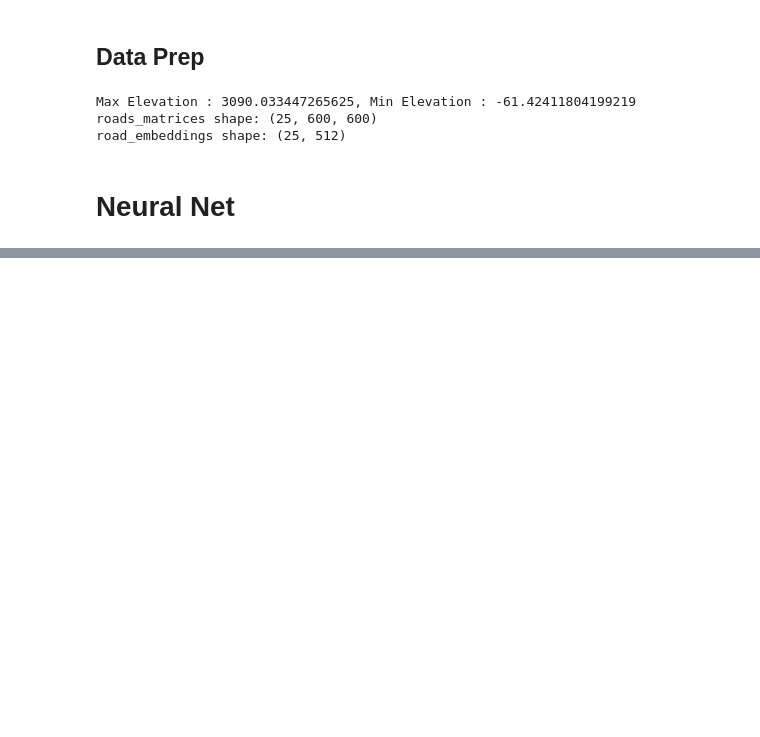
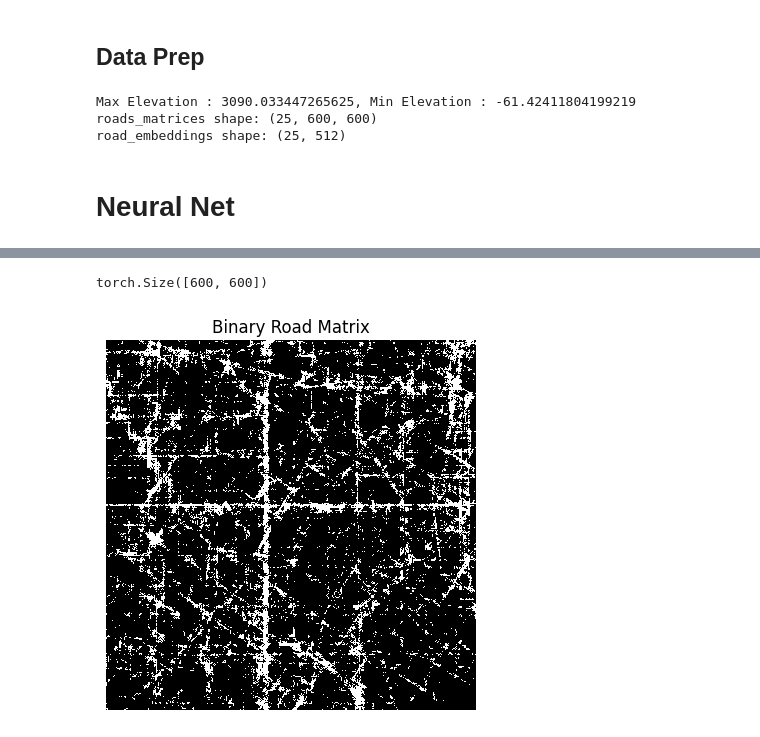
Before and after one commit to partharora1105/Text-To-World-Map, a Jupyter notebook: src/main.ipynb, the cells around one changed output, grey strips where cells are left out. Saved outputs shown, nothing was run; the diff lists cells and outputs as text; code cells hidden in the pictures; blank space fills up the shorter version.

```diff
--- a/src/main.ipynb
+++ b/src/main.ipynb
@@ -176,16 +179,22 @@ def detect_roads(land_info):
     return road_array
 # %%
 def show_image_from_road_array(road_array):
-    predicted_roads = road_array  # Shape becomes (600, 600)
-    # Step 1: Create the binary roads array (600x600)
-    binary_roads = np.where(predicted_roads >= 0.1, 1, 0)
+    try:
+        predicted_roads = road_array  # Shape becomes (600, 600)
+        # Step 1: Create the binary roads array (600x600)
+        binary_roads = np.where(predicted_roads >= 0.1, 1, 0)
 
-    # Plot the binary road image (0 as white, 1 as black)
-    plt.figure(figsize=(6, 6))
-    plt.imshow(binary_roads, cmap='gray', interpolation='nearest')
-    plt.title("Binary Roads Image")
-    plt.axis('off')
-    plt.show()
+        # Plot the binary road image (0 as white, 1 as black)
+        plt.figure(figsize=(6, 6))
+        plt.imshow(binary_roads, cmap='gray', interpolation='nearest')
+        plt.title("Binary Roads Image")
+        plt.axis('off')
+        plt.show()
+    except:
+        plt.imshow(road_array.cpu(), cmap='gray', interpolation='nearest')
+        plt.title('Binary Road Matrix')
+        plt.axis('off')  # Hide axis
+        plt.show()
 # %%
 def generate_topography_array(land_info):
     """
@@ -614,0 +591,2 @@ with torch.no_grad():
+# %%
+model = train(road_embeddings, roads_matrices)
@@ -614,0 +599,10 @@ with torch.no_grad():
+# %%
+predicted_roads = test(model, "Urban, citylike, busy")
+# %%
+print(predicted_roads.shape)
+# %% [output]
+torch.Size([600, 600])
+# %%
+show_image_from_road_array(predicted_roads)
+# %% [output]
+[figure, added]
```
Also changed, not shown: parts of 7 cells of this notebook.
